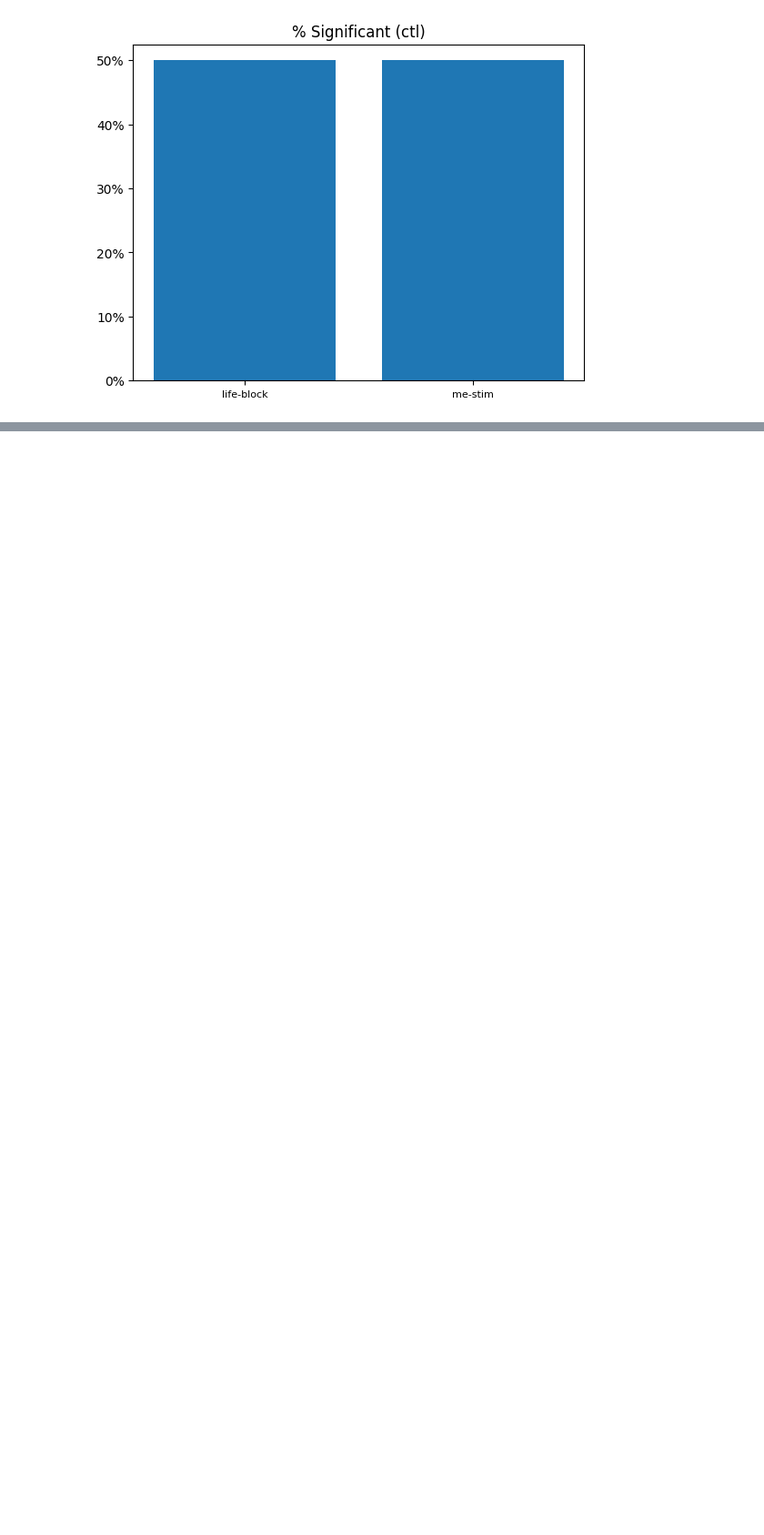
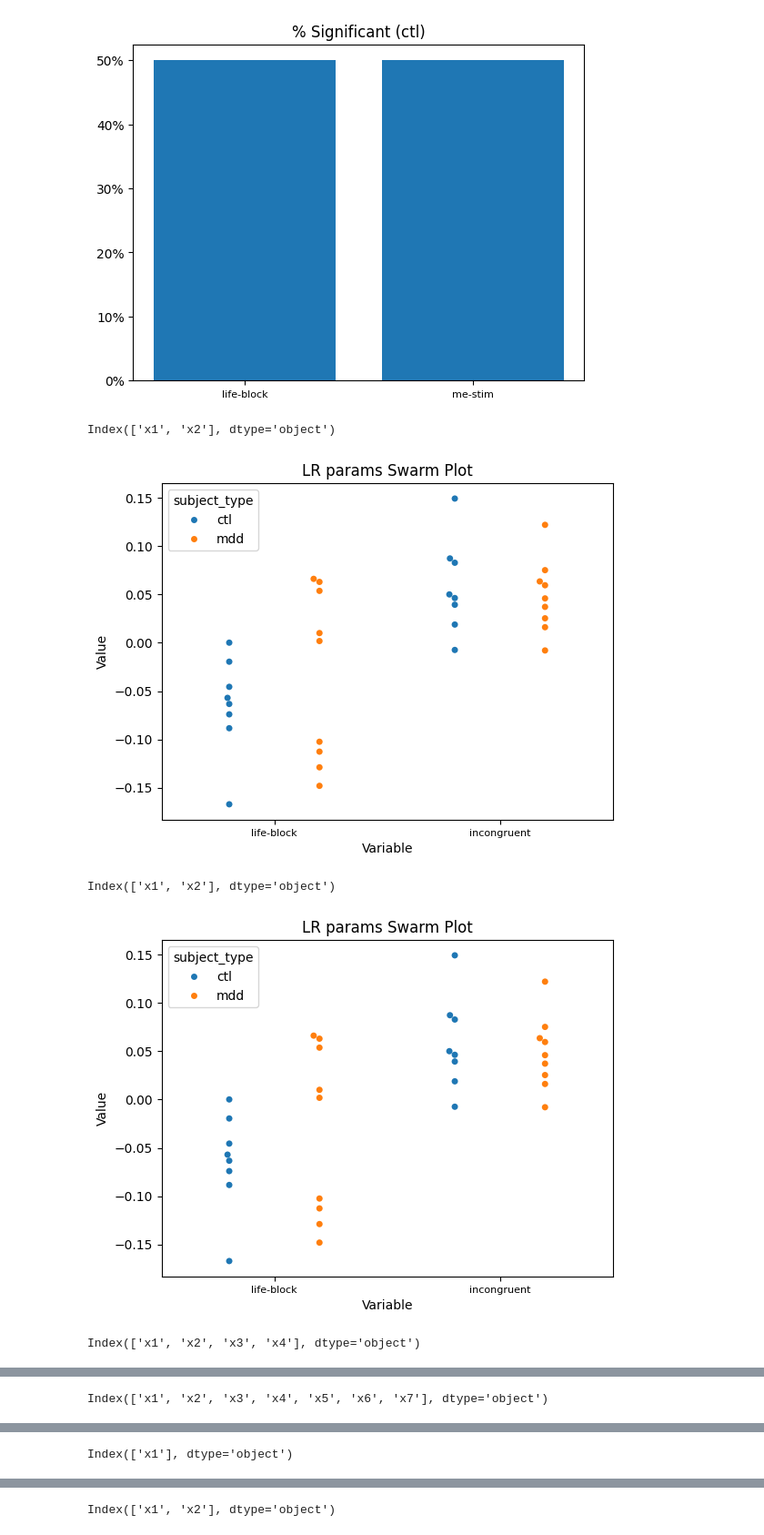
Before and after one commit to saskrik3/behavioral-analysis, a Jupyter notebook: analyze.ipynb, the cells around one changed output, grey strips where cells are left out. Shown at 91% size. Cells and saved outputs as stored; diff of their text form; code cells hidden in the pictures; blank space fills up the shorter version.

```diff
--- a/analyze.ipynb
+++ b/analyze.ipynb
@@ -276,3 +276,27 @@ for cats in model_cats:
 [figure]
 [figure]
 [figure]
+# %%
+import seaborn as sns
+# plot the params of running model for each patient
+def params_swarm_plot(df, columns):
+    params = df.groupby(['subject_id', 'subject_type']).apply(partial(get_param_rt, columns=columns), include_groups=False)
+    columns_newline = [re.sub('\s', '\n', column) for column in columns]
+    df_reset = params.reset_index()
+    print(params.columns)
+    df_melt = df_reset.melt(id_vars='subject_type', value_vars=params.columns, var_name='Variable', value_name='Value')
+    sns.swarmplot(x='Variable', y='Value', hue='subject_type', data=df_melt, dodge=True)
+    plt.xticks(np.arange(len(columns_newline)), columns_newline, fontsize=8)
+    plt.title(f'LR params Swarm Plot')
+    plt.show()
+
+params_swarm_plot(augmented_df, model_cats[0])
+
+for cats in model_cats:
+    params_swarm_plot(augmented_df, cats)
+# %% [output]
+Index(['x1', 'x2'], dtype='object')
+[figure, added]
+Index(['x1', 'x2'], dtype='object')
+[figure, added]
+Index(['x1', 'x2', 'x3', 'x4'], dtype='object')
@@ -278,0 +304 @@ for cats in model_cats:
+Index(['x1', 'x2', 'x3', 'x4', 'x5', 'x6', 'x7'], dtype='object')
@@ -278,0 +306 @@ for cats in model_cats:
+Index(['x1'], dtype='object')
@@ -278,0 +308 @@ for cats in model_cats:
+Index(['x1', 'x2'], dtype='object')
```
Also changed, not shown: parts of 3 cells of this notebook.
